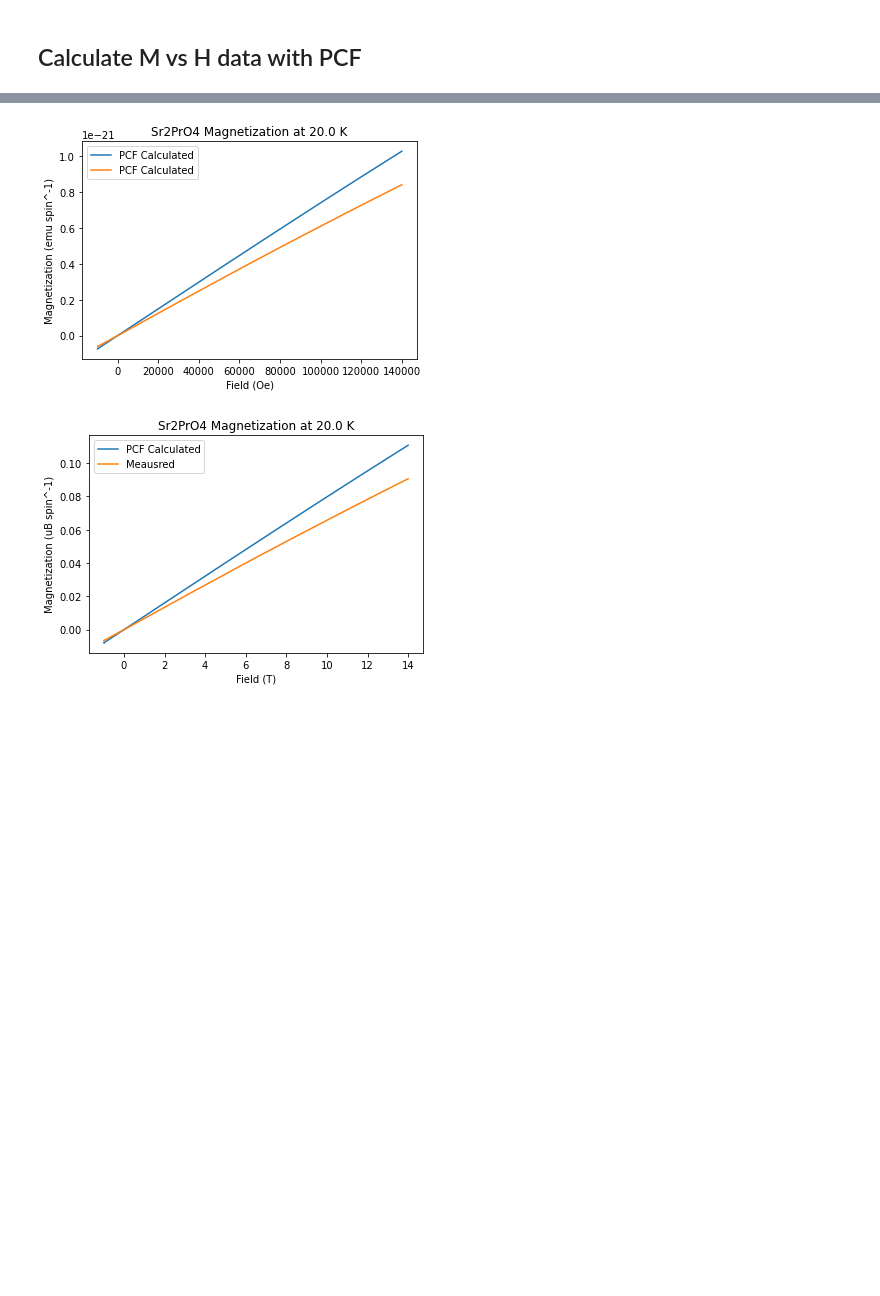
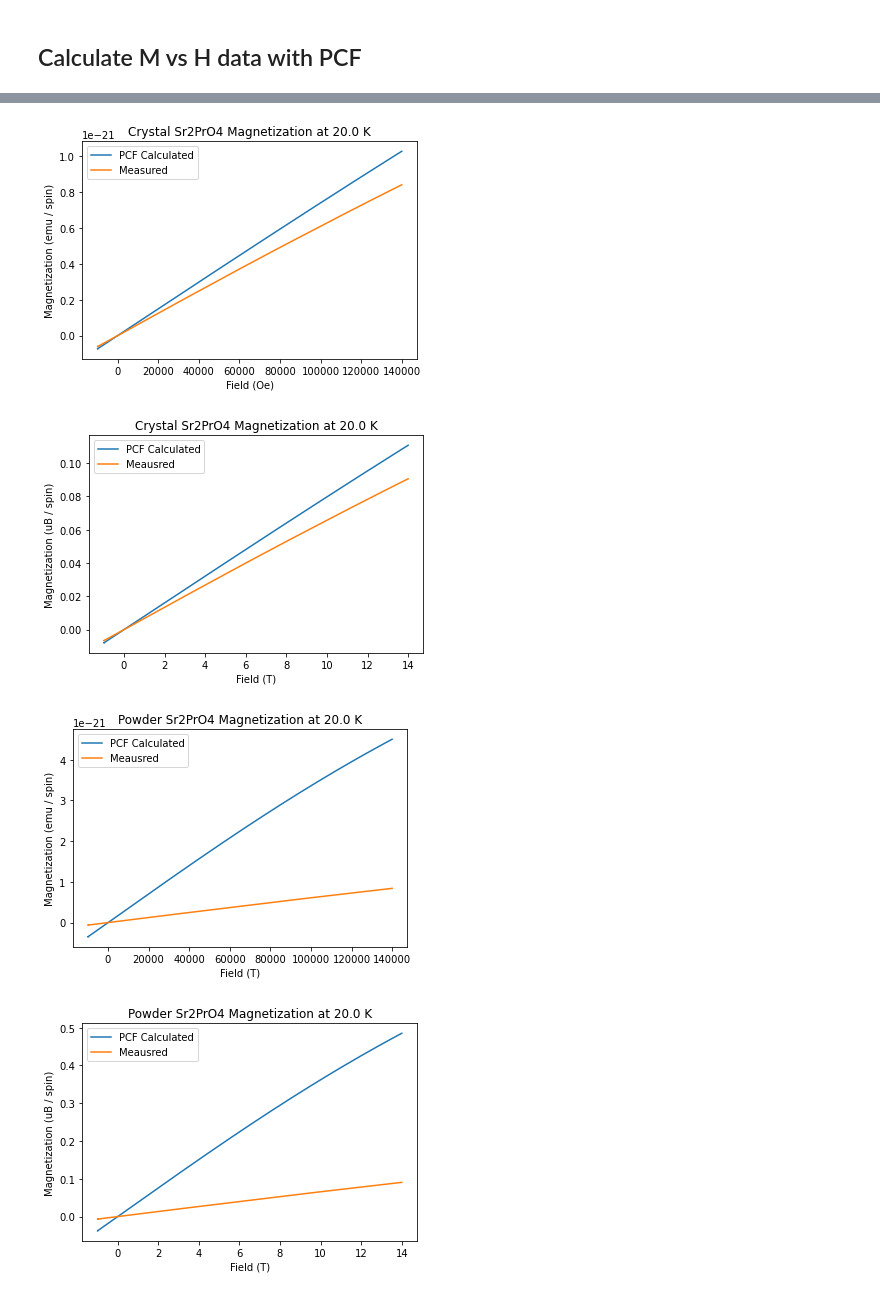
Before and after one commit to JensenKaplan/ActiveResearch, a Jupyter notebook: MvsH/MvsH Unit Test.ipynb, the cells around one changed output, grey strips where cells are left out. Saved outputs shown, nothing was run; the diff lists cells and outputs as text; code cells hidden in the pictures; blank space fills up the shorter version.

Commit message:
Now exploring powder average vs cryatal magnetization

```diff
--- a/MvsH/MvsH Unit Test.ipynb
+++ b/MvsH/MvsH Unit Test.ipynb
@@ -20,6 +20,7 @@ numlevels = 4
 L = 3
 S = 0.5
 molweight = molweight[comp]
+per = 'spin'
 #####################################################################################################################################################################
 # %% [markdown]
 ## Create PCF CFLevels object using best fit parameters for LS/J and diagonalize.
@@ -58,8 +59,8 @@ for i in os.listdir(MHDir):
 MHdata = {}
 for i in runs:
     M, H, Err, mass, T = getData(i,MHDir,who = who, dataType = 'MH')
-    M = normalize(M,mass,molweight, 'spin')
-    Err = normalize(Err,mass,molweight, 'spin')
+    M = normalize(M,mass,molweight, per)
+    Err = normalize(Err,mass,molweight, per)
     MHdata[T] = [M,H,Err,mass,i]
 # Choosing 20K run
 T = '20K'
@@ -78,15 +79,22 @@ HTes = oeToTesla(H)
 
 #Generate a magnetization curve for comparing results to experiment
 magCalcBohr = []
+magCalcBohrPowder = []
 for i in HTes:
-	if LS_on:
-		magCalcBohr.append(Pr.magnetization( Temp = Temp, Field = [0, 0, i])[2])
-	else:
-		magCalcBohr.append(Pr.magnetization( Temp = Temp, Field = [0, 0, i], ion = ion)[2])
+    if LS_on:
+        magCalcBohr.append(Pr.magnetization( Temp = Temp, Field = [0, 0, i])[2])
+        magCalcBohrPowder.append((Pr.magnetization(Temp = Temp, Field = [i, 0, 0])[0] + Pr.magnetization(Temp = Temp, Field = [0, i, 0])[1] + Pr.magnetization(Temp = Temp, Field = [0, 0, i])[2])/3)
+
+    else:
+        magCalcBohr.append(Pr.magnetization( Temp = Temp, Field = [0, 0, i], ion = ion)[2])
+        magCalcBohrPowder.append((Pr.magnetization(Temp = Temp, Field = [i, 0, 0], ion = ion)[0] + Pr.magnetization(Temp = Temp, Field = [0, i, 0], ion = ion)[1] + Pr.magnetization(Temp = Temp, Field = [0, 0, i], ion = ion)[2])/3)
+
 
 # Convert calculated magnetization to emu per spin
 magCalcBohr = np.array(magCalcBohr)
+magCalcBohrPowder = np.array(magCalcBohrPowder)
 magCalcEmu = bohrToEmu2(magCalcBohr)
+magCalcEmuPowder = bohrToEmu2(magCalcBohrPowder)
 #####################################################################################################################################################################
 # %% [markdown]
 ## Plot
@@ -93,26 +102,43 @@ magCalcEmu = bohrToEmu2(magCalcBohr)
 # %%
 # Plot magnetization for:
 # Calculated and measured: in (uB) and (emu)
 #####################################################################################################################################################################
 plt.figure()
 plt.plot(H,-1*magCalcEmu, label = 'PCF Calculated')
-plt.plot(H,M, label = 'PCF Calculated')
+plt.plot(H,M, label = 'Measured')
 plt.xlabel('Field (Oe)')
-plt.ylabel('Magnetization (emu / spin')
-plt.title('{} Magnetization at {} K'.format(comp,Temp))
+plt.ylabel('Magnetization (emu / spin)')
+plt.title('Crystal {} Magnetization at {} K'.format(comp,Temp))
 plt.legend()
-
 
 plt.figure()
 plt.plot(HTes,-1*magCalcBohr, label = 'PCF Calculated')
 plt.plot(HTes,MBohr, label = 'Meausred')
 plt.xlabel('Field (T)')
 plt.ylabel('Magnetization (uB / spin)')
-plt.title('{} Magnetization at {} K'.format(comp,Temp))
+plt.title('Crystal {} Magnetization at {} K'.format(comp,Temp))
+plt.legend()
+
+plt.figure()
+plt.plot(H,-1*magCalcEmuPowder, label = 'PCF Calculated')
+plt.plot(H,M, label = 'Meausred')
+plt.xlabel('Field (T)')
+plt.ylabel('Magnetization (emu / spin)')
+plt.title('Powder {} Magnetization at {} K'.format(comp,Temp))
+plt.legend()
+
+plt.figure()
+plt.plot(HTes,-1*magCalcBohrPowder, label = 'PCF Calculated')
+plt.plot(HTes,MBohr, label = 'Meausred')
+plt.xlabel('Field (T)')
+plt.ylabel('Magnetization (uB / spin)')
+plt.title('Powder {} Magnetization at {} K'.format(comp,Temp))
 plt.legend()
 
 plt.show()
 #####################################################################################################################################################################
 # %% [output]
-[figure, old version]
+[figure, new version]
-[figure, old version]
+[figure, new version]
+[figure, added]
+[figure, added]
```
Also changed, not shown: parts of 2 cells of this notebook.
